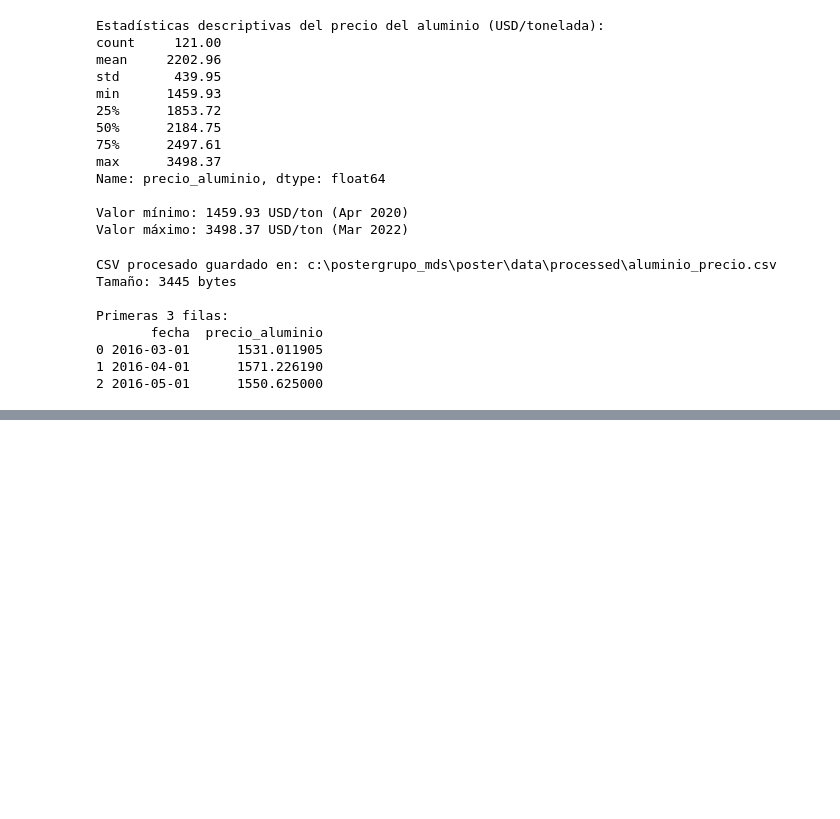
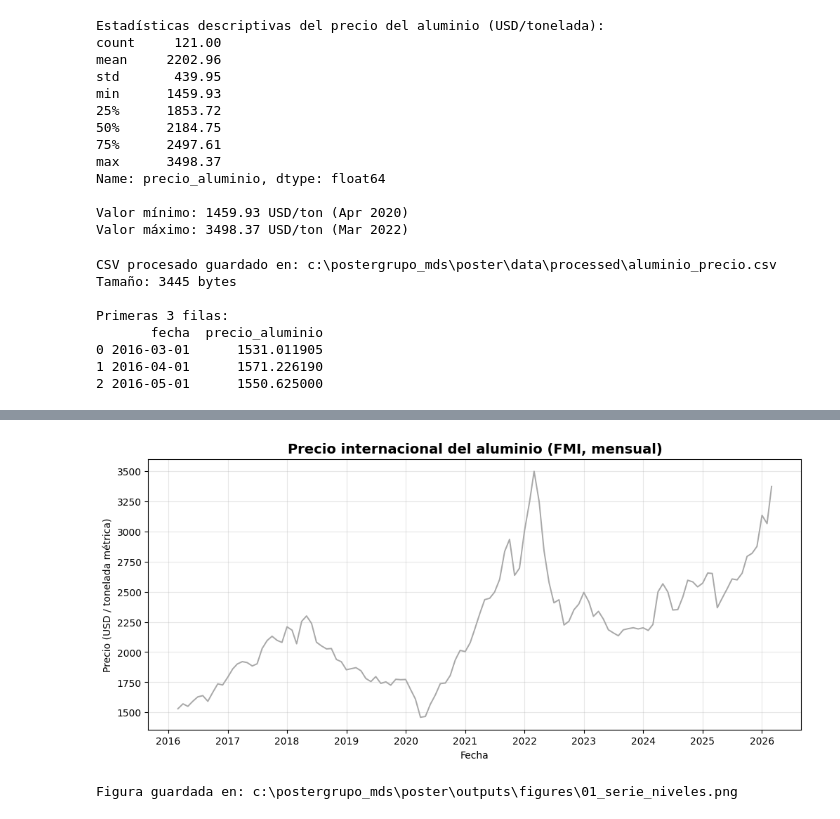
Before and after one commit to dilantovar/poster, a Jupyter notebook: notebooks/01_box_jenkins_aluminium.ipynb, the cells around one changed output, grey strips where cells are left out. Cells and saved outputs as stored; diff of their text form; code cells hidden in the pictures; blank space fills up the shorter version.

```diff
--- a/notebooks/01_box_jenkins_aluminium.ipynb
+++ b/notebooks/01_box_jenkins_aluminium.ipynb
@@ -231,0 +259,10 @@ Primeras 3 filas:
+# %%
+# %% Carga del CSV procesado ===========================
+
+ruta_csv = DATA_PROCESSED / "aluminio_precio.csv"
+
+aluminio_df = pd.read_csv(ruta_csv, parse_dates=["fecha"])
+aluminio_serie = aluminio_df.set_index("fecha")["precio_aluminio"].asfreq("MS")
+
+print(f"Serie cargada: {len(aluminio_serie)} observaciones")
+print(f"Rango temporal: {aluminio_serie.index.min().strftime('%Y-%m')} a {aluminio_serie.index.max().strftime('%Y-%m')}")
@@ -231,0 +281,20 @@ Primeras 3 filas:
+# %%
+# %% Gráfico 1: Serie en niveles =======================
+
+fig, ax = plt.subplots(figsize=(12, 5))
+
+ax.plot(aluminio_serie.index, aluminio_serie.values, color="#a8a8a8", linewidth=1.4)
+ax.set_title("Precio internacional del aluminio (FMI, mensual)",
+             fontsize=14, fontweight="bold")
+ax.set_xlabel("Fecha")
+ax.set_ylabel("Precio (USD / tonelada métrica)")
+ax.grid(True, alpha=0.3)
+
+ruta_fig = FIGURES / "01_serie_niveles.png"
+plt.savefig(ruta_fig)
+plt.show()
+
+print(f"Figura guardada en: {ruta_fig}")
+# %% [output]
+[figure, added]
+Figura guardada en: c:\postergrupo_mds\poster\outputs\figures\01_serie_niveles.png
```
Also changed, not shown: parts of 30 cells of this notebook.
